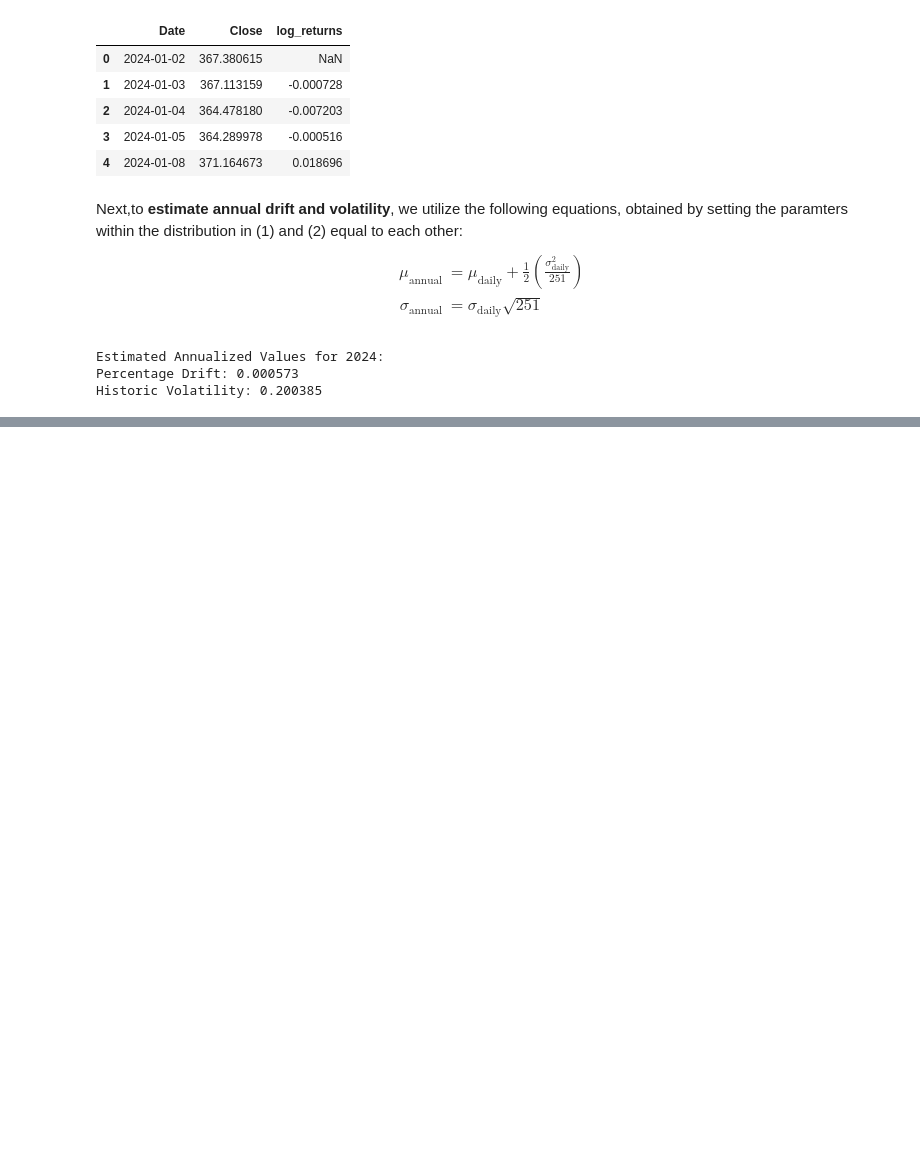
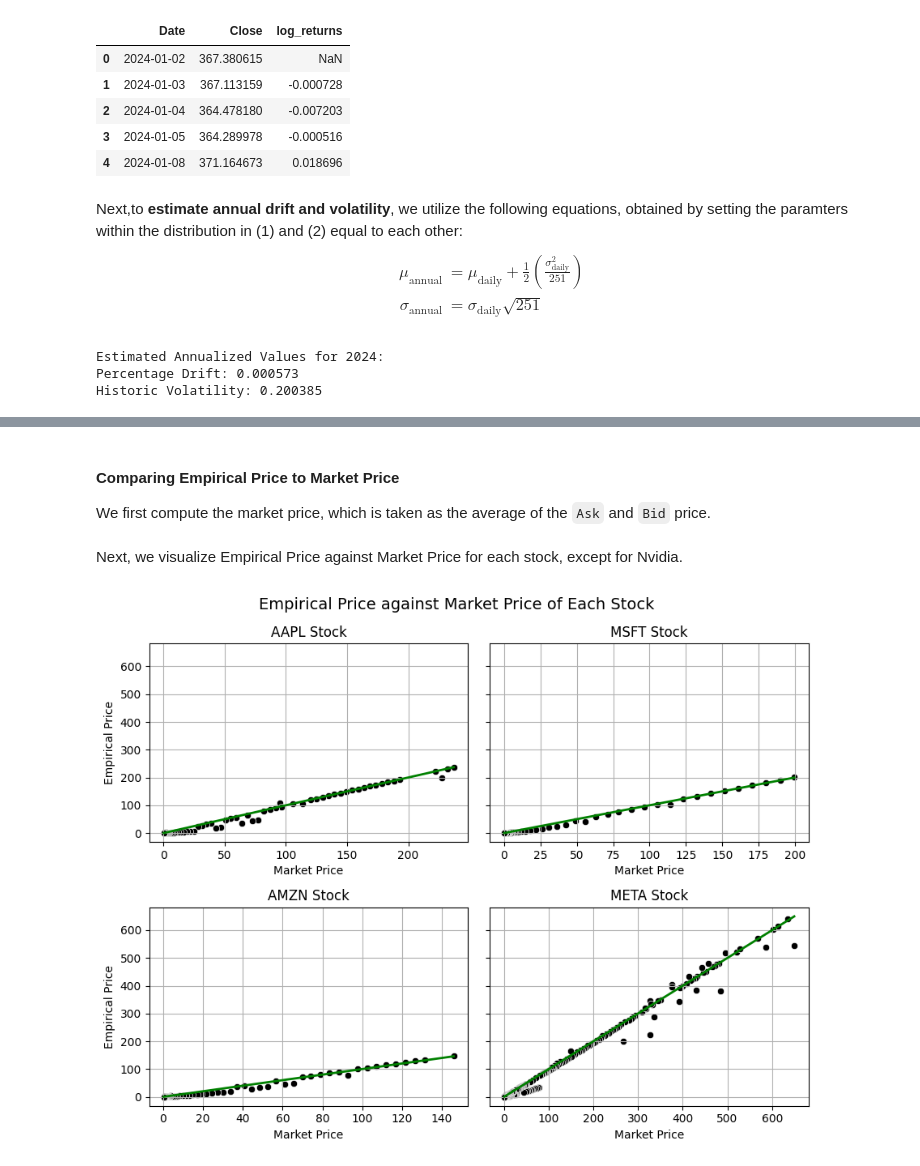
Before and after one commit to kasvinatirumal/wdrp_wi25, a Jupyter notebook: Pricing_European_Call_Options.ipynb, the cells around one changed output, grey strips where cells are left out. Cells and saved outputs as stored; diff of their text form; code cells hidden in the pictures; blank space fills up the shorter version.

```diff
--- a/Pricing_European_Call_Options.ipynb
+++ b/Pricing_European_Call_Options.ipynb
@@ -156,0 +226,3 @@ drive.mount('/content/drive')
+# %%
+r_discrete = 0.0434
+r_cont = 2 * math.log(1+r_discrete/2)
@@ -156,0 +250,2 @@ drive.mount('/content/drive')
+# %%
+calls_df['Historical Volatility'] = calls_df['Stock_Abbv'].map(hist_vol)
@@ -156,0 +255,36 @@ drive.mount('/content/drive')
+# %%
+calls_df["Empirical Price"] = calls_df.apply(
+    lambda row: calc_call_option_price(row["Stock Price"], row["Strike"], row["Months to Exp"] / 12, r_cont, row["Empirical Volatility"]), axis=1
+)
+# %% [markdown]
+#### Comparing Empirical Price to Market Price
+We first compute the market price, which is taken as the average of the `Ask` and `Bid` price.
+# %%
+calls_df["Market Price"] = (calls_df["Bid"] + calls_df["Ask"]) / 2
+# %% [markdown]
+Next, we visualize Empirical Price against Market Price for each stock, except for Nvidia.
+# %%
+def visualize_price_against_market(col):
+  stocks = ["AAPL", "MSFT", "AMZN", "META"]
+  fig, axes = plt.subplots(nrows=2, ncols=2, figsize=(9, 7), sharey=True)
+  fig.suptitle(f"{col} against Market Price of Each Stock", fontsize=14)
+
+  axes = axes.flatten()
+  for ax, stock in zip(axes, stocks):
+      subset = calls_df[calls_df["Stock_Abbv"] == stock]  # Filter data for current stock
+      sns.scatterplot(data=subset, x="Market Price", y=col, ax=ax, color="black")
+      x_vals = np.linspace(subset["Market Price"].min(), subset["Market Price"].max(), 100)
+      ax.plot(x_vals, x_vals, color="green", linestyle="-", linewidth=2)  # Solid green line
+
+      # Titles and labels
+      ax.set_title(f"{stock} Stock")
+      ax.set_xlabel("Market Price")
+      ax.set_ylabel(f"{col}")
+      ax.grid(True)
+
+  plt.tight_layout()
+  plt.show()
+
+visualize_price_against_market("Empirical Price")
+# %% [output]
+[figure, added]
```
Also changed, not shown: parts of 30 cells of this notebook.
